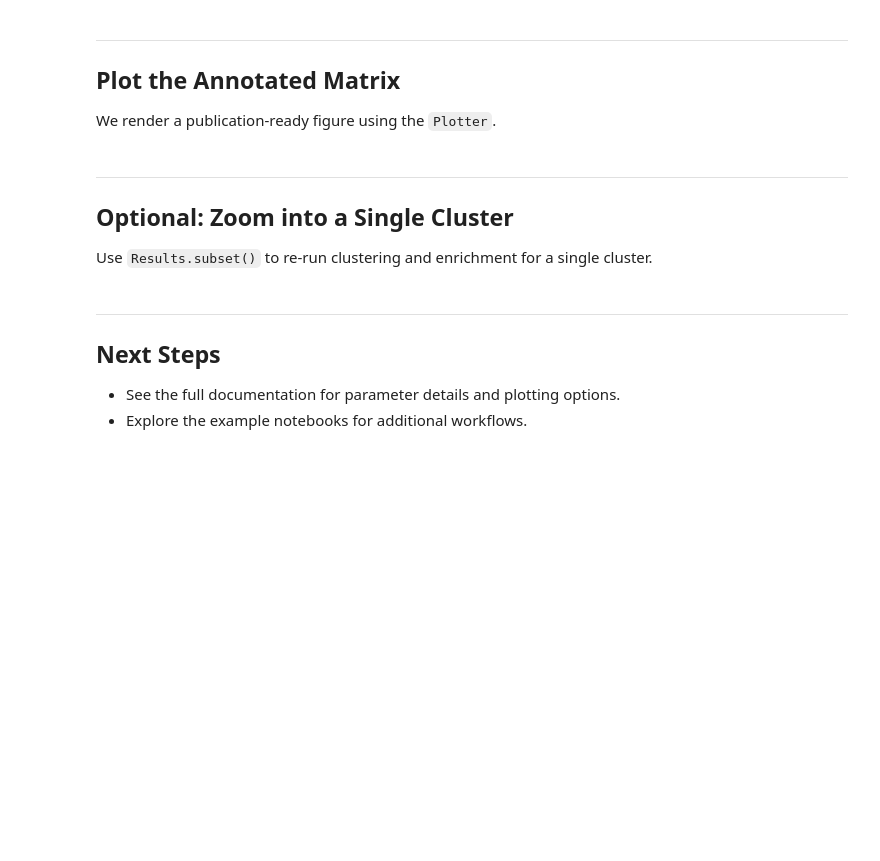
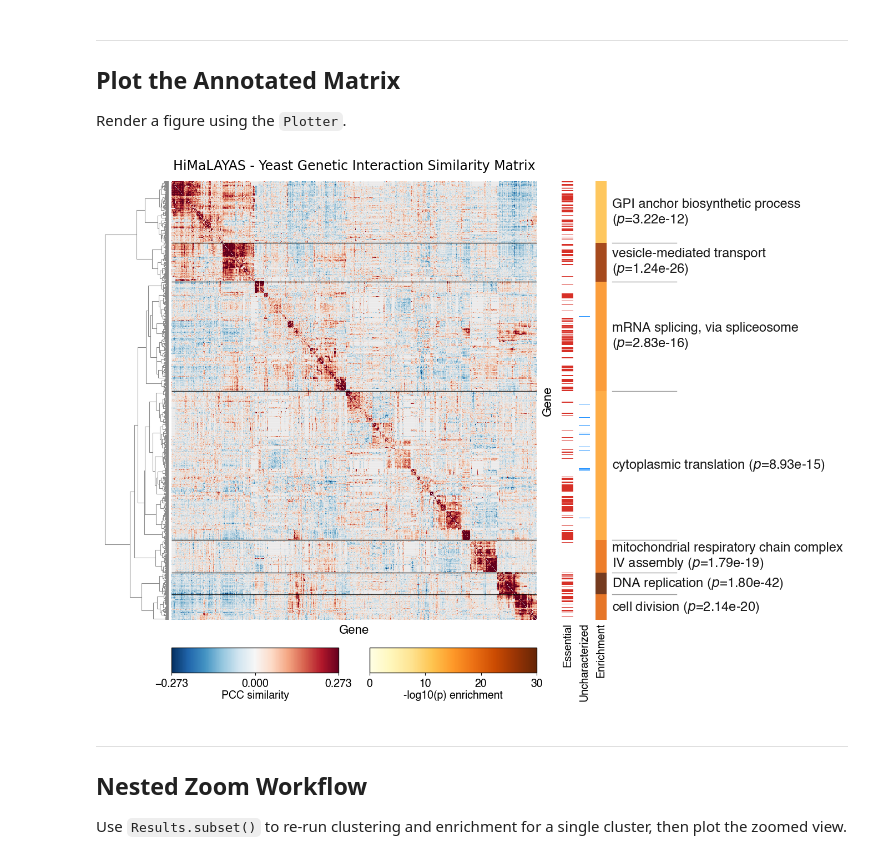
Before and after one commit to himalayas-base/himalayas-docs, a Jupyter notebook: notebooks/quickstart.ipynb, the cells around one changed output. Cells and saved outputs as stored; diff of their text form; code cells hidden in the pictures; blank space fills up the shorter version.

```diff
--- a/notebooks/quickstart.ipynb
+++ b/notebooks/quickstart.ipynb
@@ -47,13 +52,12 @@ We load term-to-gene mappings and a GO ID to name lookup for presentation.
 # %%
-DATA_DIR = Path("data/yeast")
-GO_BP_PATH = DATA_DIR / "go_bp_term_to_orfs.json"
-GO_ID_TO_NAME_PATH = DATA_DIR / "go_id_to_name.json"
+# Load GO BP annotations and summarize coverage
+
+DATA_DIR = Path("data")
+GO_BP_PATH = DATA_DIR / "go_bp_name_to_orfs.json"
 
 with GO_BP_PATH.open("r", encoding="utf-8") as fh:
     go_bp = json.load(fh)
 
-with GO_ID_TO_NAME_PATH.open("r", encoding="utf-8") as fh:
-    go_id_to_name = json.load(fh)
 
 term_sizes = [len(set(orfs)) for orfs in go_bp.values()]
 all_orfs = {orf for orfs in go_bp.values() for orf in orfs}
@@ -91,4 +221,6 @@ We build the core objects, run hierarchical clustering, perform hypergeometric e
 # %%
+# Run clustering/enrichment and build cluster labels
+
 LINKAGE_THRESHOLD = 16
 
 matrix = Matrix(DF)
@@ -108,9 +240,6 @@ analysis = (
 
 results = analysis.results
 
-# Map GO term IDs to human-readable names (presentation only)
-results.df["term_name"] = results.df["term"].map(go_id_to_name).fillna(results.df["term"])
-
 # Keep significant terms
 results_sig = results.filter("qval <= 0.05")
 
@@ -118,7 +247,7 @@ results_sig = results.filter("qval <= 0.05")
 cluster_labels = summarize_clusters(
     results_sig.df,
     label_mode="top_term",
-    term_col="term_name",
+    term_col="term",
 )
 
 print(f"All enriched rows: {len(results.df):,}")
@@ -129,9 +330,9 @@ print(cluster_labels.head())
 
 ## Plot the Annotated Matrix
 
-We render a publication-ready figure using the `Plotter`.
+Render a figure using the `Plotter`.
 # %%
-from matplotlib.colors import Normalize
+# Configure and render the full plot
 
 LABEL_COLOR = "black"
 BACKGROUND_COLOR = "white"
@@ -142,6 +343,7 @@ vlim = float(np.percentile(np.abs(vals[mask]), 99))
 
 plotter = (
     Plotter(results)
+    # Build core layout and matrix
     .set_background(color=BACKGROUND_COLOR)
     .plot_title(
         "HiMaLAYAS - Yeast Genetic Interaction Similarity Matrix",
@@ -150,7 +352,7 @@ plotter = (
     )
     .plot_dendrogram(
         axes=[0.06, 0.16, 0.09, 0.79],
-        data_pad=0.35,
+        # data_pad=0.35,
         color="#888888",
         linewidth=0.75,
     )
@@ -183,12 +385,11 @@ plotter = (
         color=LABEL_COLOR,
         skip_unlabeled=False,
         label_fields=("label", "p"),
-        omit_words={},
         boundary_color=LABEL_COLOR,
         boundary_lw=1,
         boundary_alpha=0.8,
         dendro_boundary_alpha=0.0,
-        label_text_pad=0.012,
+        label_text_pad=0.02,
         label_sep_xmin=None,
         label_sep_xmax=0.5,
         label_sep_color=LABEL_COLOR,
@@ -197,50 +398,82 @@ plotter = (
         label_gutter_color=BACKGROUND_COLOR,
         axes=[0.62, 0.16, 0.36, 0.79],
     )
+    # Set bar and bar label styles
+    .plot_gene_bar(
+        values=gene_essential_map,
+        mode="categorical",
+        colors=gene_essential_colors,
+        width=0.04,
+        left_pad=0.06,
+        right_pad=0.0,
+        name="essentiality",
+        title="Essential",
+    )
+    .plot_gene_bar(
+        values=gene_characterization_map,
+        mode="categorical",
+        colors=gene_characterization_colors,
+        width=0.04,
+        left_pad=0.02,
+        right_pad=0.0,
+        name="characterization",
+        title="Uncharacterized",
+    )
     .plot_cluster_bar(
+        values=cluster_labels,
         norm=Normalize(0, 30),
+        pval_col="pval",
+        width=0.04,
+        left_pad=0.02,
+        right_pad=0.00,
         name="sigbar",
         title="Enrichment",
-        values=cluster_labels,
-        pval_col="pval",
-        width=0.04,
-        left_pad=0.06,
-        right_pad=0.01,
     )
+    .plot_bar_labels(
+        font="Helvetica",
+        fontsize=14,
+        color=LABEL_COLOR,
+        pad=4,
+        rotation=90,
+    )
+    .set_label_track_order(("essentiality", "characterization", "sigbar"))
+    # Set legend style
     .add_colorbar(
         name="matrix",
         cmap="RdBu_r",
         norm=Normalize(-vlim, vlim),
         label="PCC similarity",
         ticks=[-vlim, 0, vlim],
     )
     .add_colorbar(
         name="enrichment",
         cmap="YlOrBr",
         norm=Normalize(0, 30),
         label="-log10(p) enrichment",
         ticks=[0, 10, 20, 30],
     )
     .plot_colorbars(
         ncols=2,
         height=0.045,
         gap=0.05,
         hpad=0.04,
         vpad=0.00,
         fontsize=14,
         font="Helvetica",
         color=LABEL_COLOR,
         border_color=LABEL_COLOR,
         border_width=1.0,
         border_alpha=0.9,
     )
 )
 
 plotter.show()
+# %% [output]
+[figure, added]
 # %% [markdown]
 ---
 
-## Optional: Zoom into a Single Cluster
+## Nested Zoom Workflow
 
-Use `Results.subset()` to re-run clustering and enrichment for a single cluster.
+Use `Results.subset()` to re-run clustering and enrichment for a single cluster, then plot the zoomed view.
 # %%
@@ -297,7 +518,0 @@ def run_zoom_analysis(
-# %% [markdown]
----
-
-## Next Steps
-
-- See the full documentation for parameter details and plotting options.
-- Explore the example notebooks for additional workflows.
```
Also changed, not shown: parts of 17 cells of this notebook.
